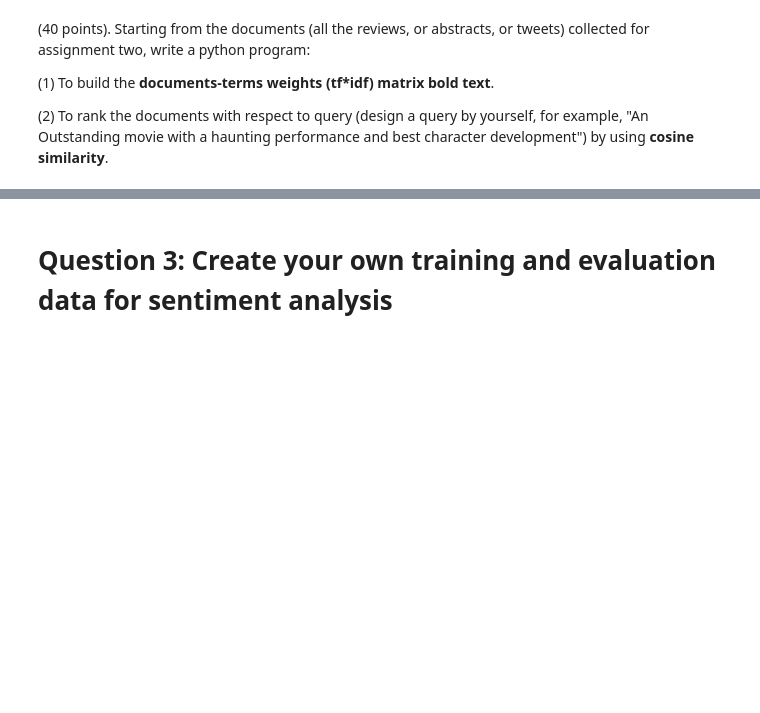
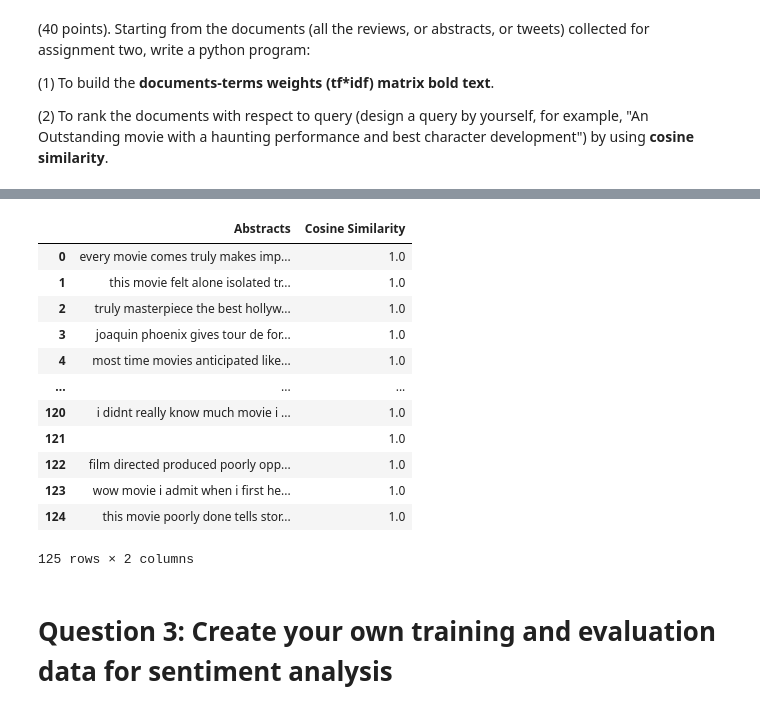
Before and after one commit to SaiMudigonda/Saikumar_INFO5731_Spring2021, a Jupyter notebook: INFO5731_Assignment_Three.ipynb, the cells around one changed output, grey strips where cells are left out. Cells and saved outputs as stored; diff of their text form; code cells hidden in the pictures; blank space fills up the shorter version.

```diff
--- a/INFO5731_Assignment_Three.ipynb
+++ b/INFO5731_Assignment_Three.ipynb
@@ -235,3 +289,48 @@ noun_phrases_df
+# %%
+#2.2
+from nltk.corpus import stopwords
+from nltk.tokenize import word_tokenize
+X_Value = "text directly (rather than e.g. titles and abstracts), and suggests appropriate approaches to doing this, with a focus on the role of natural language processing. The paper also comments on possible connections with data and knowledge retrieval, and concludes by emphasizing the importance of rigorous"
+X_after_tokens = word_tokenize(X_Value)
+stop = stopwords.words('english')
+X_after_stop_words = {word for word in X_after_tokens if not word in stop}
+
+def cosine_value(X_after_stop_words, Y_after_stop_words):
+  cosine = 0
+  list1 = []
+  list2 = []
+  rvector = X_after_stop_words.union(Y_after_stop_words)
+  for w in rvector:
+    if w in X_after_stop_words: list1.append(1)
+    else: list1.append(0)
+    if w in X_after_stop_words: list2.append(1)
+    else: list2.append(0)
+  for i in range(len(rvector)):
+    cosine += list1[i]*list2[i]
+  cv = cosine / float((sum(list1)*sum(list2))**0.5)
+  return cv
+
+cosine_similarity = []
+for i in df['Lower casing']:
+  Y_after_tokens = word_tokenize(i)
+  Y_after_stop_words = {word for word in Y_after_tokens if not word in stop}
+  cosine_similarity.append(cosine_value(X_after_stop_words, Y_after_stop_words))
+cs_df = pd.DataFrame(list(zip(df['Lower casing'], cosine_similarity)), columns = ['Abstracts', 'Cosine Similarity'])
+cs_df
+# %% [output]
+|  | Abstracts | Cosine Similarity |
+| 0 | every movie comes truly makes imp... | 1.0 |
+| 1 | this movie felt alone isolated tr... | 1.0 |
+| 2 | truly masterpiece the best hollyw... | 1.0 |
+| 3 | joaquin phoenix gives tour de for... | 1.0 |
+| 4 | most time movies anticipated like... | 1.0 |
+| ... | ... | ... |
+| 120 | i didnt really know much movie i ... | 1.0 |
+| 121 |  | 1.0 |
+| 122 | film directed produced poorly opp... | 1.0 |
+| 123 | wow movie i admit when i first he... | 1.0 |
+| 124 | this movie poorly done tells stor... | 1.0 |
+125 rows × 2 columns
 # %% [markdown]
 # **Question 3: Create your own training and evaluation data for sentiment analysis**
 # %% [markdown]
```
Also changed, not shown: parts of 7 cells of this notebook.
